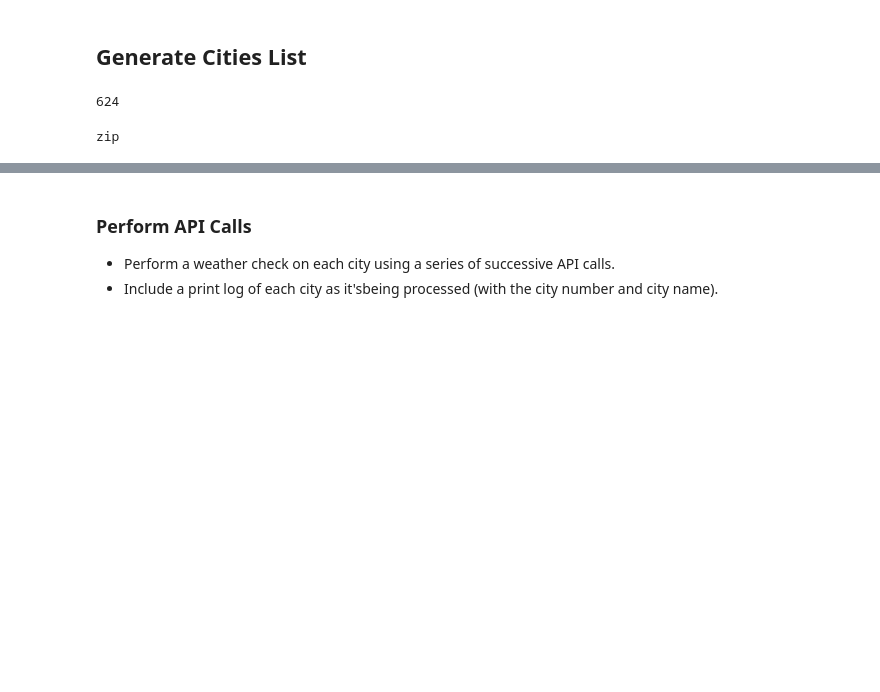
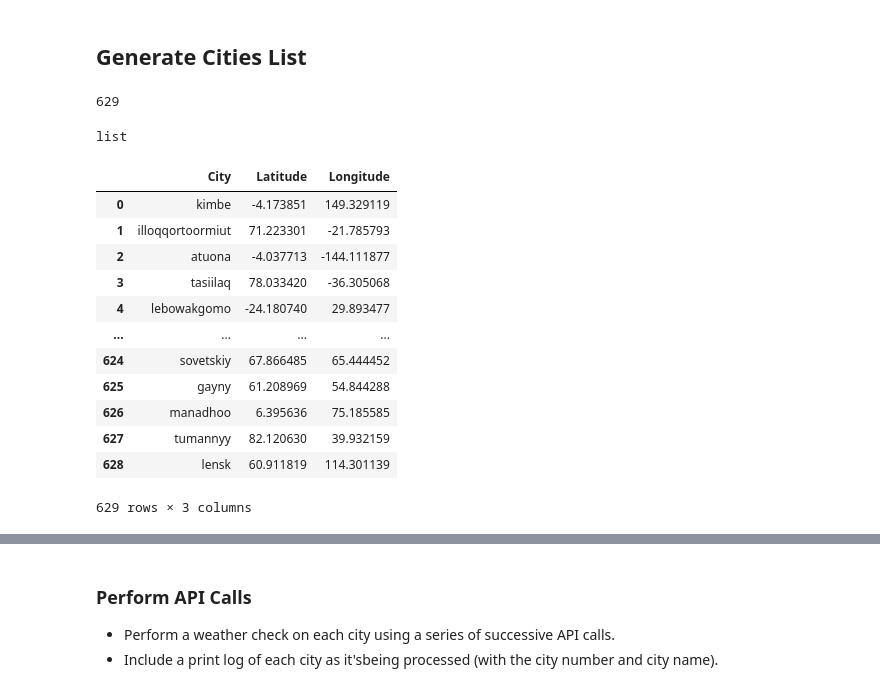
Before and after one commit to juliemcbaker/python-api-challenge, a Jupyter notebook: WeatherPy/WeatherPy.ipynb, the cells around one changed output, grey strips where cells are left out. Cells and saved outputs as stored; diff of their text form; code cells hidden in the pictures; blank space fills up the shorter version.

```diff
--- a/WeatherPy/WeatherPy.ipynb
+++ b/WeatherPy/WeatherPy.ipynb
@@ -36,6 +36,9 @@ cities = []
 lats = np.random.uniform(lat_range[0], lat_range[1], size=1500)
 lngs = np.random.uniform(lng_range[0], lng_range[1], size=1500)
 lat_lngs = zip(lats, lngs)
+# adding holders for lat & long of kept cities
+keep_lat = []
+keep_lng = []
 
 # Identify nearest city for each lat, lng combination
 for lat_lng in lat_lngs:
@@ -44,15 +47,36 @@ for lat_lng in lat_lngs:
     # If the city is unique, then add it to a our cities list
     if city not in cities:
         cities.append(city)
+        keep_lat.append(lat_lng[0])
+        keep_lng.append(lat_lng[1])
 
 # Print the city count to confirm sufficient count
 len(cities)
 # %% [output]
-624
+629
 # %%
-type(lat_lngs)
+type(keep_lng)
 # %% [output]
-zip
+list
+# %%
+# creating dataframe for city & coordinates to merge with weather data
+city_locations = zip (cities, keep_lat, keep_lng)
+city_locs_df = pd.DataFrame(city_locations, columns=['City', 'Latitude', 'Longitude'])
+city_locs_df
+# %% [output]
+|  | City | Latitude | Longitude |
+| 0 | kimbe | -4.173851 | 149.329119 |
+| 1 | illoqqortoormiut | 71.223301 | -21.785793 |
+| 2 | atuona | -4.037713 | -144.111877 |
+| 3 | tasiilaq | 78.033420 | -36.305068 |
+| 4 | lebowakgomo | -24.180740 | 29.893477 |
+| ... | ... | ... | ... |
+| 624 | sovetskiy | 67.866485 | 65.444452 |
+| 625 | gayny | 61.208969 | 54.844288 |
+| 626 | manadhoo | 6.395636 | 75.185585 |
+| 627 | tumannyy | 82.120630 | 39.932159 |
+| 628 | lensk | 60.911819 | 114.301139 |
+629 rows × 3 columns
 # %%
 cities
 # %% [output]
```
Also changed, not shown: parts of 8 cells of this notebook, 1 other file.
